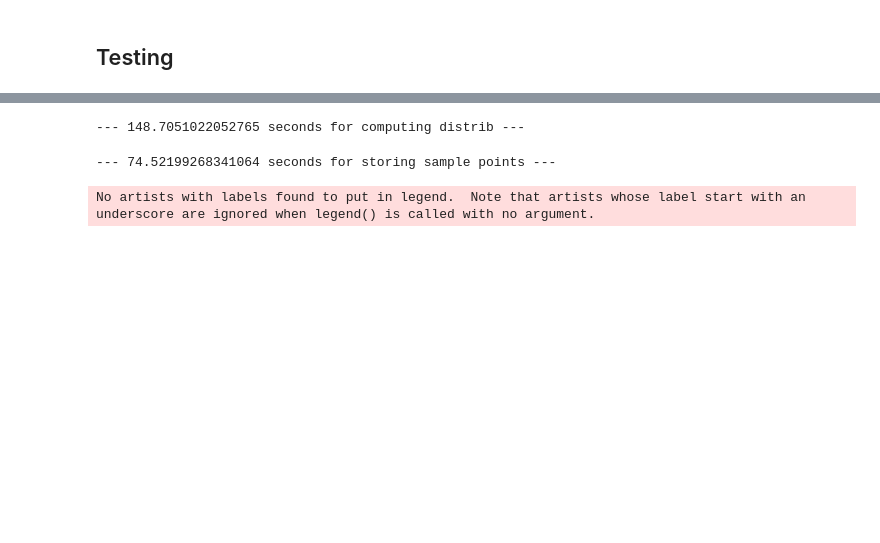
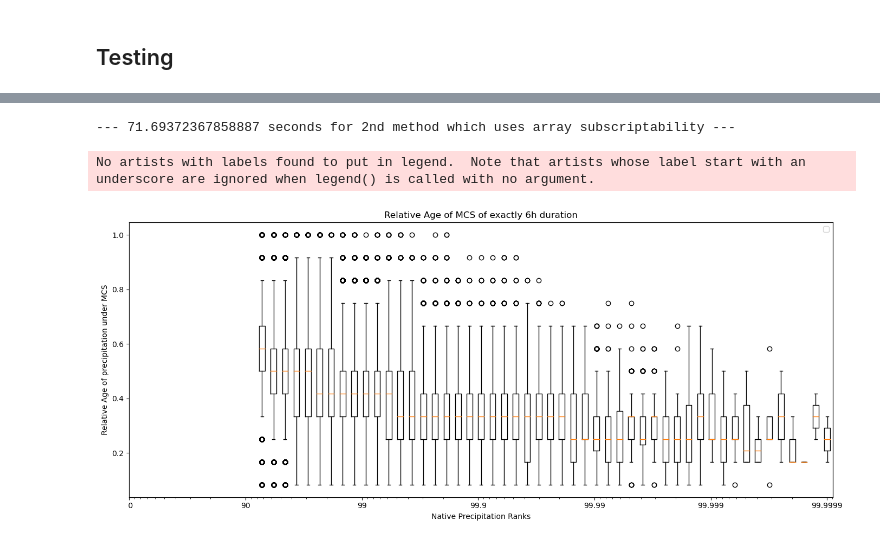
Before and after one commit to bfildier/stage-2023-multiscale-extremes, a Jupyter notebook: scripts/MCS_Age_over_XNatPrecip.ipynb, the cells around one changed output, grey strips where cells are left out. Saved outputs shown, nothing was run; the diff lists cells and outputs as text; code cells hidden in the pictures; blank space fills up the shorter version.

```diff
--- a/scripts/MCS_Age_over_XNatPrecip.ipynb
+++ b/scripts/MCS_Age_over_XNatPrecip.ipynb
@@ -89,7 +95,7 @@ plt.show()
 # %% [output]
 [figure]
 # %%
-MCS_6h = [MCS[i] for i in range(len(MCS)) if MCS[i].duration in [10, 11,12,13,14]]
+MCS_6h = [MCS[i] for i in range(len(MCS)) if MCS[i].duration in [11,12,13]]
 MCS_6h_labels = [MCS_6h[i].label for i in range(len(MCS_6h))]
 
 MCS_10h = [MCS[i] for i in range(len(MCS)) if MCS[i].duration == 20]
@@ -124,14 +121,9 @@ Attributes:
-# %%
-## TODO Vectorize with ds
-time_array = np.empty_like(mask_6h, dtype=float)
-age_array = np.empty_like(mask_6h, dtype=float)
-time_array[:] = np.nan
-
-for t in range(mask_6h.shape[0]):
-    time_array[t][mask_6h[t]] = t
-
-
-time_array = time_array.flatten()
+# %%
+## TODO : read about numpy broadcasting
+time_array = np.arange(mask_6h.shape[0])
+time_array = np.expand_dims(time_array, axis=tuple(range(1, len(mask_6h.shape))))
+time_array = np.where(mask_6h, time_array, np.nan)
+time_array = time_array.flatten()
 # %%
 # Define the function to map labels to MCS values and vectorize it
 def Age(label, i, MCS=MCS_6h, labels=MCS_6h_labels):
@@ -153,13 +145,3 @@ def Age_vec(label_mask):
 
 # Apply the function to the label_mask
 age_array = Age_vec(label_6h_mask.data.compute().flatten())
-# %%
-# Compute the distribution of native precipitation
-dist_SAM_Prec = cs.Distribution(name="SAM Precipitation", bintype = "invlogQ", nd = 6, fill_last_decade=True)
-#measure how long this line takes to run
-import time
-start_time = time.time()
-dist_SAM_Prec.computeDistribution(sample = ds["Prec"].stack(flat=('time', 'y', 'x')))
-print("--- %s seconds for computing distrib ---" % (time.time() - start_time))
-# %% [output]
---- 148.7051022052765 seconds for computing distrib ---
@@ -248,28 +148,25 @@ def computeDataOverBins(self,sample, data,sizemax=50,verbose=False,method='shuff
-# %%
-import time
-
-start_time = time.time()
-Age_Over_bins = computeDataOverBins(dist_SAM_Prec, sample = ds["Prec"].values, data= age_array, sizemax = 100000)
-print("--- %s seconds for storing sample points ---" % (time.time() - start_time))
-# %% [output]
---- 74.52199268341064 seconds for storing sample points ---
+# %%
+Age_Over_bins = dist_SAM_Prec.computeDataOverBins(sample = ds["Prec"].values, data= age_array, sizemax = int(1e7))
+# %% [output]
+--- 71.69372367858887 seconds for 2nd method which uses array subscriptability ---
 # %%
 %matplotlib inline
 nrows = 1
 fig, ax = plt.subplots(nrows = 1, ncols=1, figsize= (14, 6))
 x=dist_SAM_Prec.ranks
 
 setXaxisIL(ax, x)
 ax_show = ax.twiny()
 ax_show.boxplot(Age_Over_bins)
 ax_show.set_xticks([])
 
 ax.set_xlabel("Native Precipitation Ranks")
 
 ax.set_ylabel("Relative Age of precipitation under MCS")
 plt.legend()
-plt.title("Relative Age of MCS of about 6h duration")
+plt.title("Relative Age of MCS of exactly 6h duration")
 plt.tight_layout()
 plt.show()
 # %% [output]
 No artists with labels found to put in legend.  Note that artists whose label start with an underscore are ignored when legend() is called with no argument.
+[figure, added]
```
Also changed, not shown: parts of 5 cells of this notebook, 12 other files.
